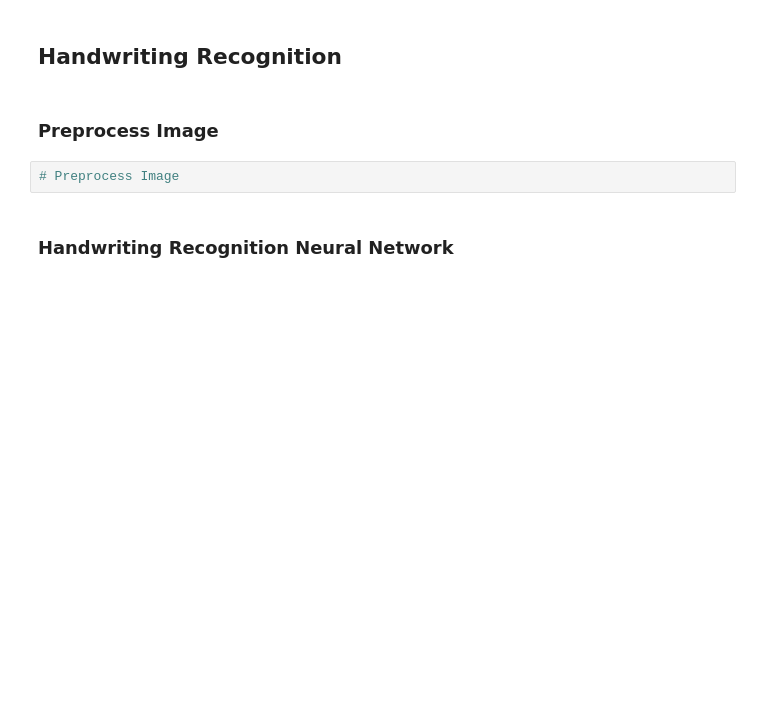
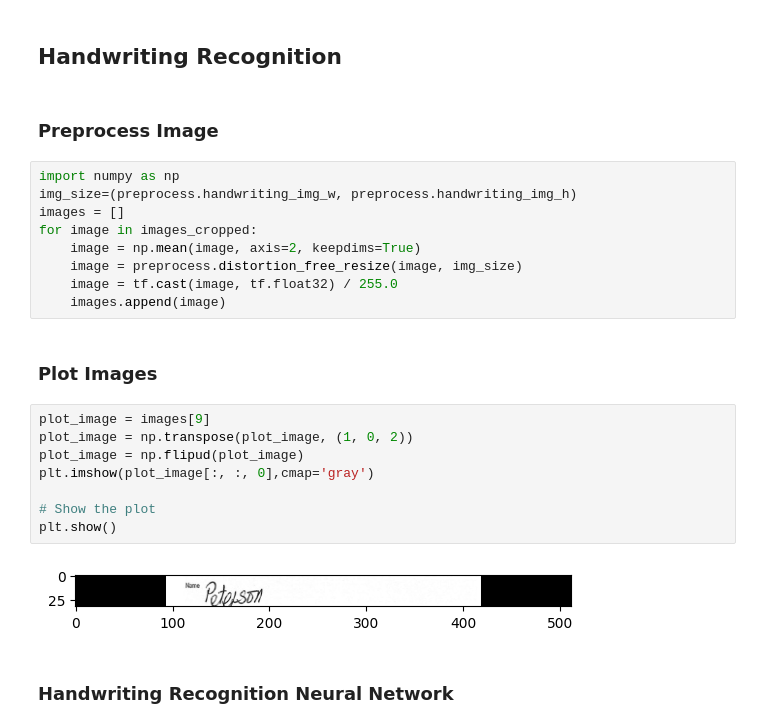
Before and after one commit to DevTimBo/SmartApp-Project, a Jupyter notebook: pipeline/pipeline_notebook.ipynb, the cells around one changed output. Saved outputs shown, nothing was run; the diff lists cells and outputs as text; blank space fills up the shorter version.

```diff
--- a/pipeline/pipeline_notebook.ipynb
+++ b/pipeline/pipeline_notebook.ipynb
@@ -59,8 +125,27 @@ for image_path in image_paths:
 ## Handwriting Recognition
 # %% [markdown]
 ### Preprocess Image
+# %%
+import numpy as np
+img_size=(preprocess.handwriting_img_w, preprocess.handwriting_img_h)
+images = []
+for image in images_cropped:
+    image = np.mean(image, axis=2, keepdims=True)
+    image = preprocess.distortion_free_resize(image, img_size)
+    image = tf.cast(image, tf.float32) / 255.0
+    images.append(image)
+# %% [markdown]
+### Plot Images
 # %%
-# Preprocess Image
+plot_image = images[9]
+plot_image = np.transpose(plot_image, (1, 0, 2))
+plot_image = np.flipud(plot_image)
+plt.imshow(plot_image[:, :, 0],cmap='gray')
+
+# Show the plot
+plt.show()
+# %% [output]
+[figure, added]
 # %% [markdown]
 ### Handwriting Recognition Neural Network
 # %%
```
Also changed, not shown: parts of 25 cells of this notebook, 9 other files.
